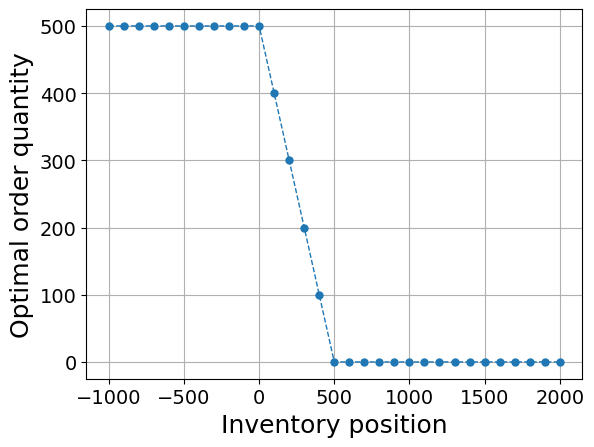
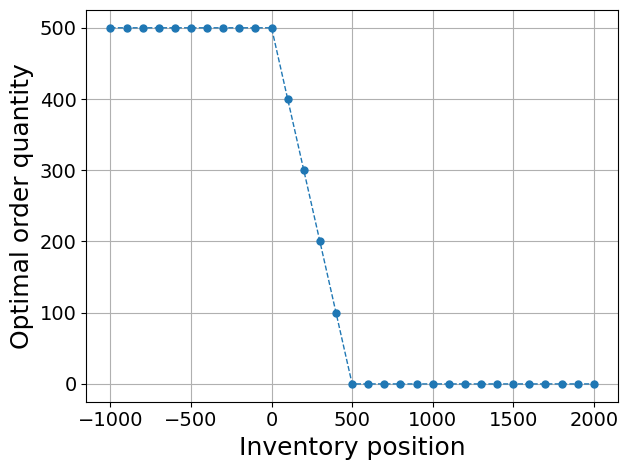
The notebook cell's code change between the first figure and the second:
--- before
+++ after
@@ -5,4 +5,5 @@
 plt.ylabel("Optimal order quantity", fontsize=18)
 plt.grid()
+plt.tight_layout()
 plt.savefig(f"Figures/single_echelon/policy_L{lead_time}_cap{capacity}_moq{max(A)}_sl{cb*100/(cb+ch):.1f}.pdf", dpi=300)
 plt.show()

Commit: Updated single-echelon plots to not have cut off x-axis labels